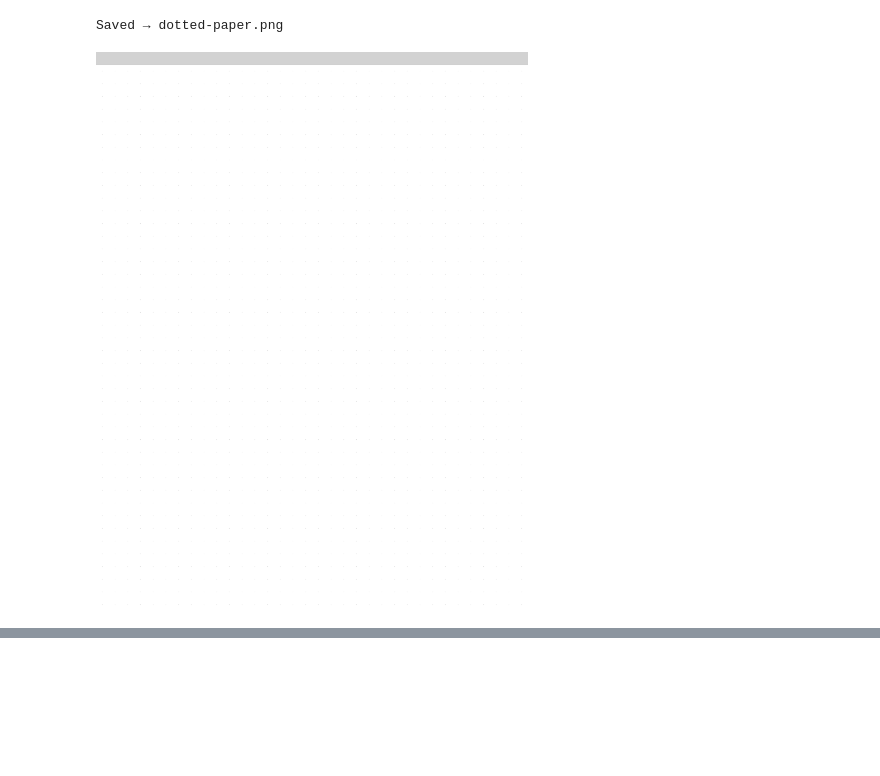
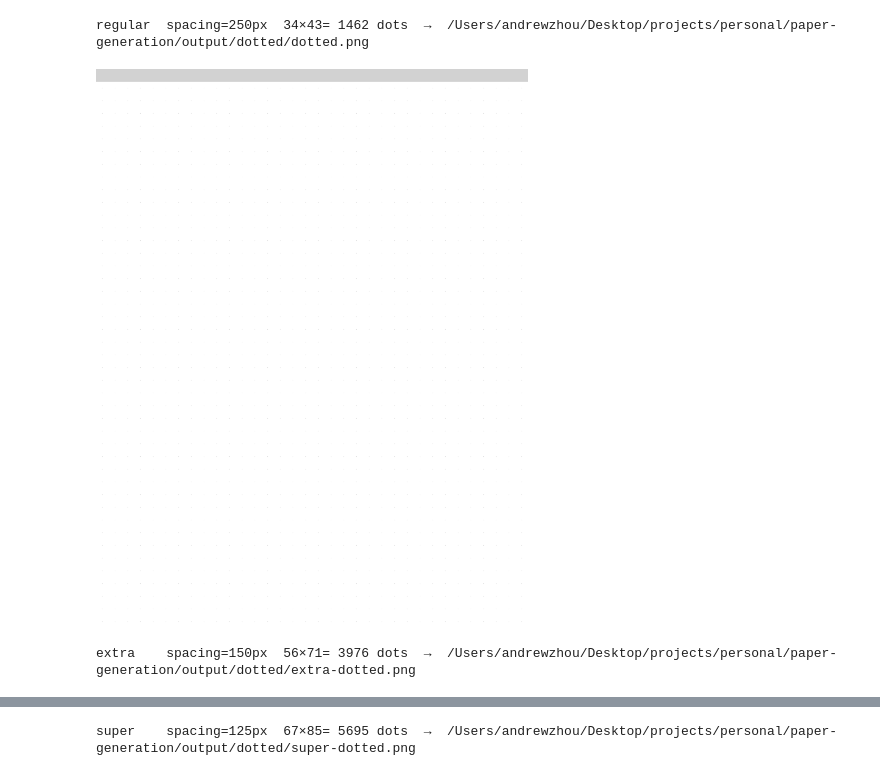
Before and after one commit to andrewyzhou/precise-paper, a Jupyter notebook: papers/dotted.ipynb, the cells around one changed output, grey strips where cells are left out. Cells and saved outputs as stored; diff of their text form; code cells hidden in the pictures; blank space fills up the shorter version.

Commit message:
refactor(dotted): use common.py, collapse to a 3-density loop

```diff
--- a/papers/dotted.ipynb
+++ b/papers/dotted.ipynb
@@ -97,11 +0,0 @@ print(f"Header rect : (0,0) → ({WIDTH-1},{HEADER_HEIGHT-1})  [{WIDTH}×{HEADER
-# %%
-# Save and preview
-output_path = "dotted-paper.png"
-img.save(output_path, "PNG")
-print(f"Saved → {output_path}")
-
-from IPython.display import display
-display(img.resize((850, 1100), Image.LANCZOS))
-# %% [output]
-Saved → dotted-paper.png
-[figure, removed]
@@ -166,0 +1,36 @@ display(img_extra.resize((850, 1100), Image.LANCZOS))
+# %%
+# Dotted paper — three densities (regular / extra / super).
+# All geometry/constants/helpers live in common.py — read its docstring first.
+# Output: ../output/dotted/{dotted,extra-dotted,super-dotted}.png
+from PIL import Image
+from IPython.display import display
+from common import (
+    blank_page, draw_header, make_dot_template,
+    grid_counts, lattice_x, lattice_y,
+    output_path, variant_name, DENSITIES,
+)
+
+MODE = "dotted"
+dot = make_dot_template()
+# %%
+def render_dotted(spacing):
+    """Stamp dots on the canonical lattice for the given SPACING."""
+    img = blank_page()
+    n_x, n_y = grid_counts(spacing)
+    for i in range(n_x):
+        x = lattice_x(i, spacing)
+        for j in range(n_y):
+            img.paste(dot, (x, lattice_y(j, spacing)))
+    draw_header(img)
+    return img, n_x, n_y
+# %%
+for density, spacing in DENSITIES.items():
+    img, n_x, n_y = render_dotted(spacing)
+    path = output_path(MODE, variant_name(MODE, density))
+    img.save(path, "PNG")
+    print(f"{density:8s} spacing={spacing:3d}px  {n_x}×{n_y}={n_x*n_y:5d} dots  →  {path}")
+    display(img.resize((850, 1100), Image.LANCZOS))
+# %% [output]
+regular  spacing=250px  34×43= 1462 dots  →  /Users/andrewzhou/Desktop/projects/personal/paper-generation/output/dotted/dotted.png
+[figure, added]
+extra    spacing=150px  56×71= 3976 dots  →  /Users/andrewzhou/Desktop/projects/personal/paper-generation/output/dotted/extra-dotted.png
@@ -166,0 +38 @@ display(img_extra.resize((850, 1100), Image.LANCZOS))
+super    spacing=125px  67×85= 5695 dots  →  /Users/andrewzhou/Desktop/projects/personal/paper-generation/output/dotted/super-dotted.png
```
Also changed, not shown: parts of 7 cells of this notebook.
